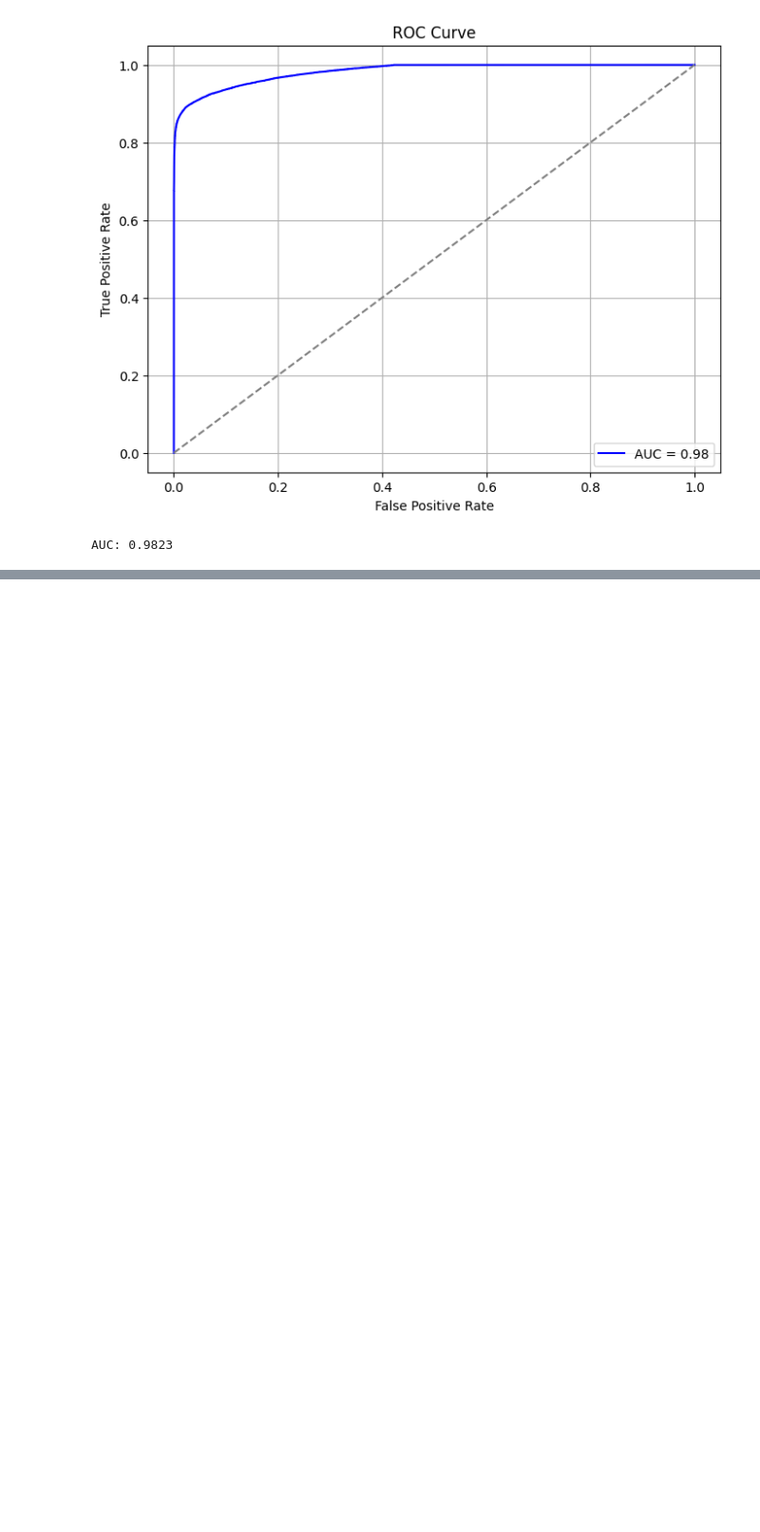
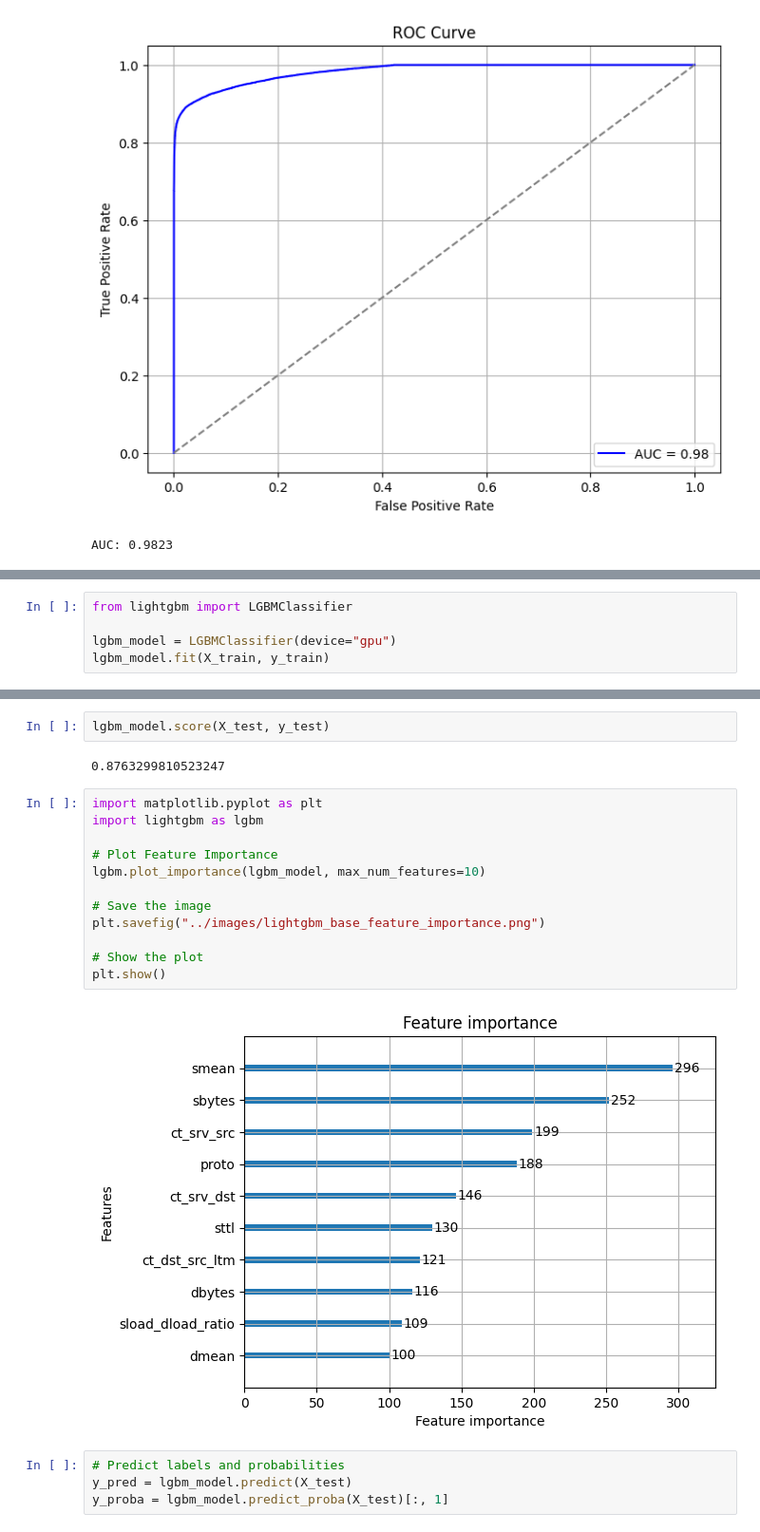
Before and after one commit to otuemre/vigiNIDS, a Jupyter notebook: src/notebooks/04_Modeling.ipynb, the cells around one changed output, grey strips where cells are left out. Shown at 95% size. Saved outputs shown, nothing was run; the diff lists cells and outputs as text; blank space fills up the shorter version.

Commit message:
Add LightGBM model

```diff
--- a/src/notebooks/04_Modeling.ipynb
+++ b/src/notebooks/04_Modeling.ipynb
@@ -207,0 +201,5 @@ AUC: 0.9823
+# %%
+from lightgbm import LGBMClassifier
+
+lgbm_model = LGBMClassifier(device="gpu")
+lgbm_model.fit(X_train, y_train)
@@ -207,0 +219,22 @@ AUC: 0.9823
+# %%
+lgbm_model.score(X_test, y_test)
+# %% [output]
+0.8763299810523247
+# %%
+import matplotlib.pyplot as plt
+import lightgbm as lgbm
+
+# Plot Feature Importance
+lgbm.plot_importance(lgbm_model, max_num_features=10)
+
+# Save the image
+plt.savefig("../images/lightgbm_base_feature_importance.png")
+
+# Show the plot
+plt.show()
+# %% [output]
+[figure, added]
+# %%
+# Predict labels and probabilities
+y_pred = lgbm_model.predict(X_test)
+y_proba = lgbm_model.predict_proba(X_test)[:, 1]
```
Also changed, not shown: parts of 7 cells of this notebook, 1 other file.
